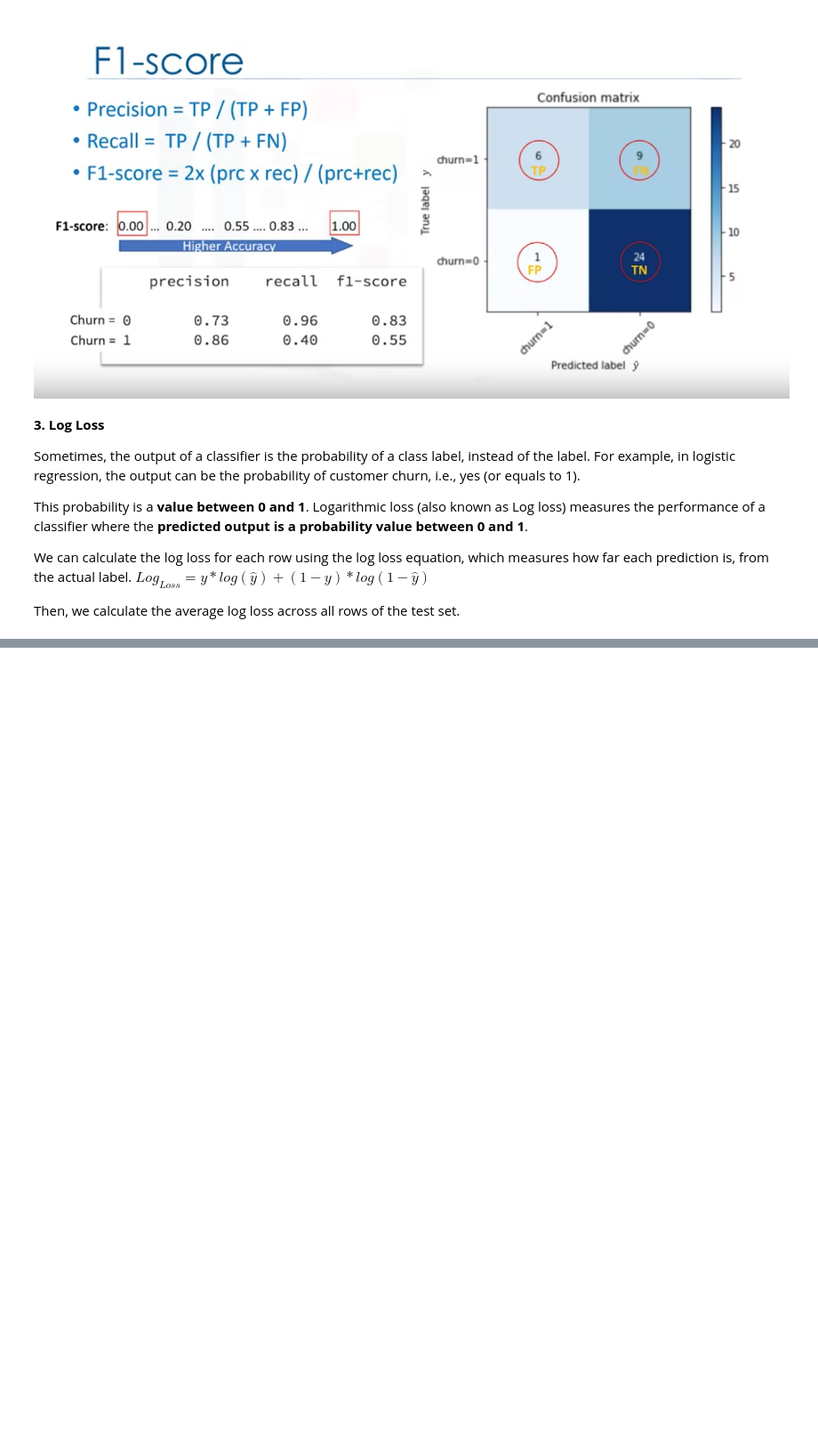
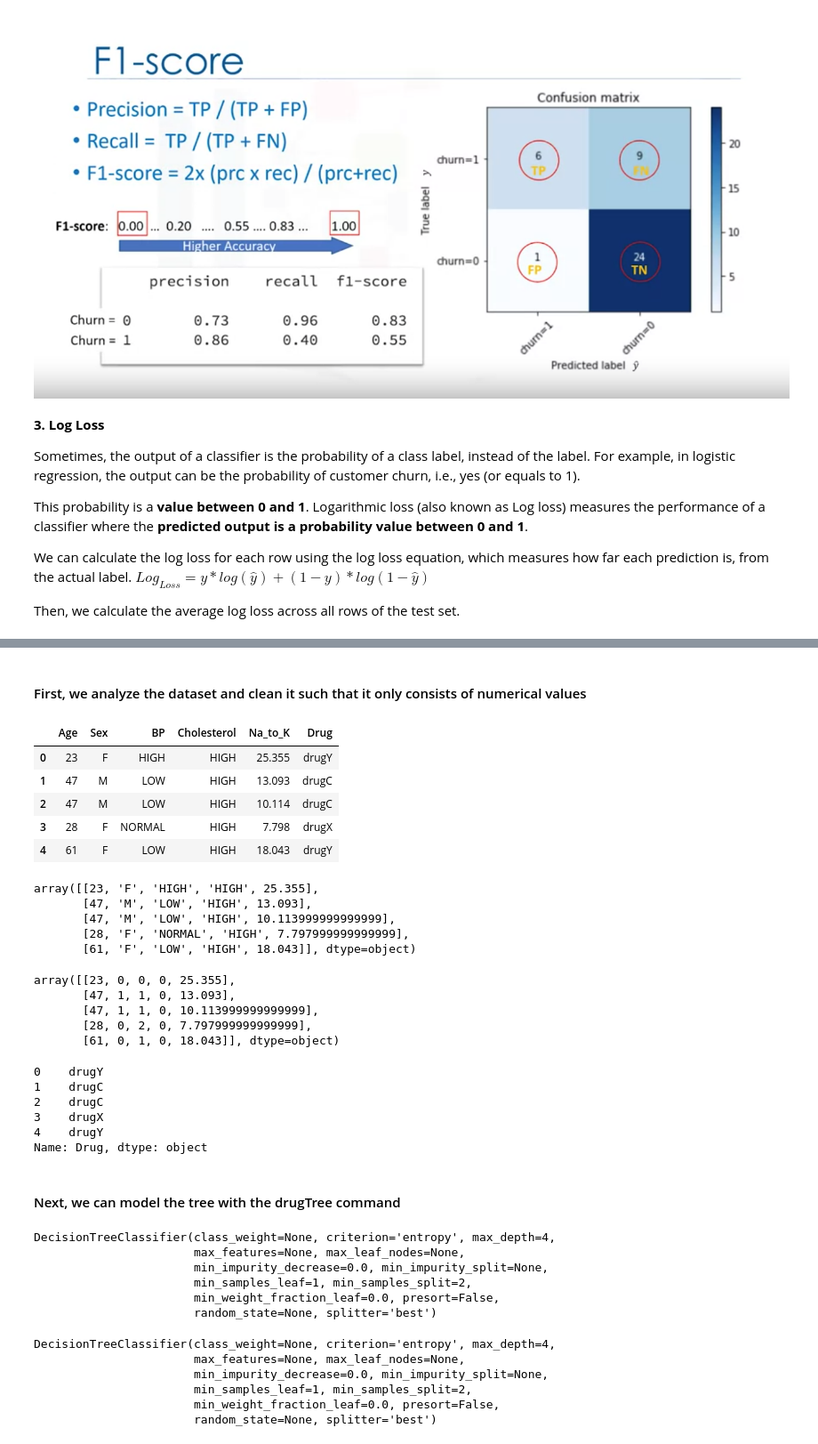
Before and after one commit to NikolasAnic/Coursera-Capstone, a Jupyter notebook: Python_MachineLearning.ipynb, the cells around one changed output, grey strips where cells are left out. Shown at 89% size. Saved outputs shown, nothing was run; the diff lists cells and outputs as text; code cells hidden in the pictures; blank space fills up the shorter version.

Commit message:
decision trees done

```diff
--- a/Python_MachineLearning.ipynb
+++ b/Python_MachineLearning.ipynb
@@ -480,0 +580,56 @@ Then, we calculate the average log loss across all rows of the test set.
+# %% [markdown]
+#### First, we analyze the dataset and clean it such that it only consists of numerical values
+# %%
+my_data = pd.read_csv("drug200.csv", delimiter=",")
+my_data[0:5]
+# %% [output]
+|  | Age | Sex | BP | Cholesterol | Na_to_K | Drug |
+| 0 | 23 | F | HIGH | HIGH | 25.355 | drugY |
+| 1 | 47 | M | LOW | HIGH | 13.093 | drugC |
+| 2 | 47 | M | LOW | HIGH | 10.114 | drugC |
+| 3 | 28 | F | NORMAL | HIGH | 7.798 | drugX |
+| 4 | 61 | F | LOW | HIGH | 18.043 | drugY |
+# %%
+X = my_data[['Age', 'Sex', 'BP', 'Cholesterol', 'Na_to_K']].values
+X[0:5]
+# %% [output]
+array([[23, 'F', 'HIGH', 'HIGH', 25.355],
+       [47, 'M', 'LOW', 'HIGH', 13.093],
+       [47, 'M', 'LOW', 'HIGH', 10.113999999999999],
+       [28, 'F', 'NORMAL', 'HIGH', 7.797999999999999],
+       [61, 'F', 'LOW', 'HIGH', 18.043]], dtype=object)
+# %%
+from sklearn import preprocessing
+le_sex = preprocessing.LabelEncoder()
+le_sex.fit(['F','M'])
+X[:,1] = le_sex.transform(X[:,1])
+
+
+le_BP = preprocessing.LabelEncoder()
+le_BP.fit([ 'LOW', 'NORMAL', 'HIGH'])
+X[:,2] = le_BP.transform(X[:,2])
+
+
+le_Chol = preprocessing.LabelEncoder()
+le_Chol.fit([ 'NORMAL', 'HIGH'])
+X[:,3] = le_Chol.transform(X[:,3])
+
+X[0:5]
+# %% [output]
+array([[23, 0, 0, 0, 25.355],
+       [47, 1, 1, 0, 13.093],
+       [47, 1, 1, 0, 10.113999999999999],
+       [28, 0, 2, 0, 7.797999999999999],
+       [61, 0, 1, 0, 18.043]], dtype=object)
+# %%
+y = my_data["Drug"]
+y[0:5]
+# %% [output]
+0    drugY
+1    drugC
+2    drugC
+3    drugX
+4    drugY
+Name: Drug, dtype: object
+# %% [markdown]
+#### Next, we can model the tree with the drugTree command
@@ -480,0 +640,19 @@ Then, we calculate the average log loss across all rows of the test set.
+# %%
+drugTree = DecisionTreeClassifier(criterion="entropy", max_depth = 4)
+drugTree
+# %% [output]
+DecisionTreeClassifier(class_weight=None, criterion='entropy', max_depth=4,
+                       max_features=None, max_leaf_nodes=None,
+                       min_impurity_decrease=0.0, min_impurity_split=None,
+                       min_samples_leaf=1, min_samples_split=2,
+                       min_weight_fraction_leaf=0.0, presort=False,
+                       random_state=None, splitter='best')
+# %%
+drugTree.fit(X_trainset,y_trainset)
+# %% [output]
+DecisionTreeClassifier(class_weight=None, criterion='entropy', max_depth=4,
+                       max_features=None, max_leaf_nodes=None,
+                       min_impurity_decrease=0.0, min_impurity_split=None,
+                       min_samples_leaf=1, min_samples_split=2,
+                       min_weight_fraction_leaf=0.0, presort=False,
+                       random_state=None, splitter='best')
```
Also changed, not shown: parts of 19 cells of this notebook, 2 other files.
